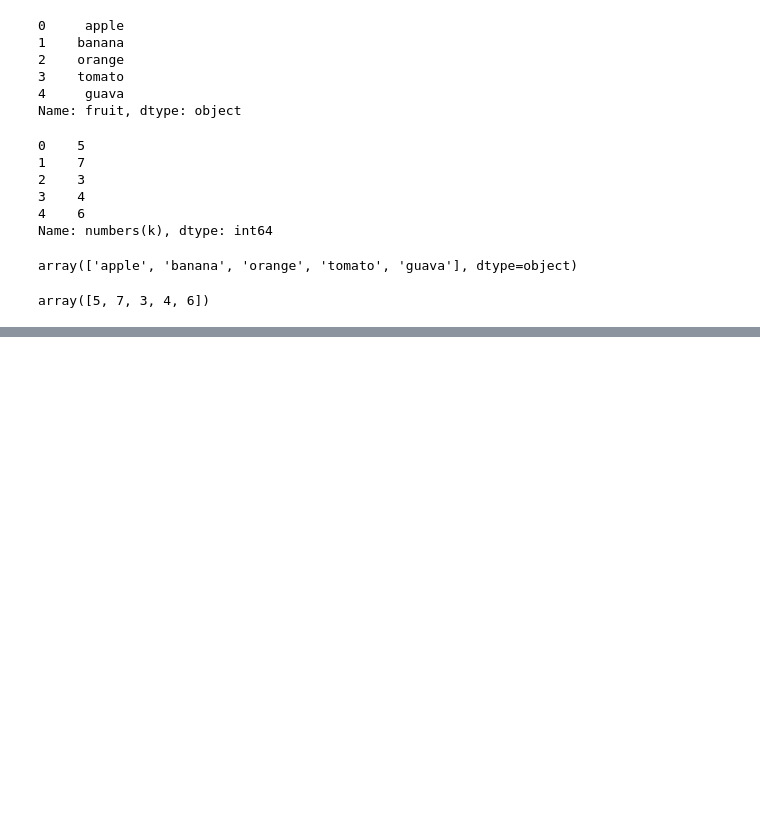
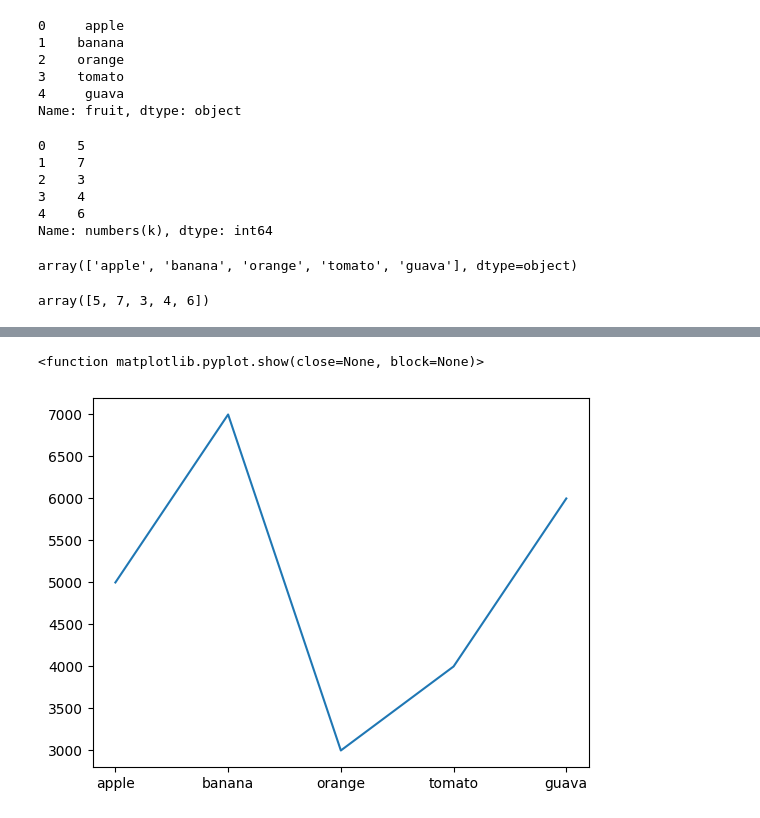
Before and after one commit to HUI-FEN/20230224, a Jupyter notebook: lesson14/lesson14_3.ipynb, the cells around one changed output, grey strips where cells are left out. Cells and saved outputs as stored; diff of their text form; code cells hidden in the pictures; blank space fills up the shorter version.

```diff
--- a/lesson14/lesson14_3.ipynb
+++ b/lesson14/lesson14_3.ipynb
@@ -296,0 +309,13 @@ array([5, 7, 3, 4, 6])
+# %%
+import pandas as pd
+import matplotlib.pyplot as plt
+data = [('apple', 5000), ('banana', 7000), ('orange',3000), ('tomato', 4000), ('guava',6000)]
+data_df = pd.DataFrame(data,columns=['fruit','numbers'])
+data_df
+
+figure,axes = plt.subplots()
+axes.plot(data_df['fruit'],data_df['numbers'])
+plt.show
+# %% [output]
+<function matplotlib.pyplot.show(close=None, block=None)>
+[figure, added]
```
Also changed, not shown: parts of 2 cells of this notebook.
